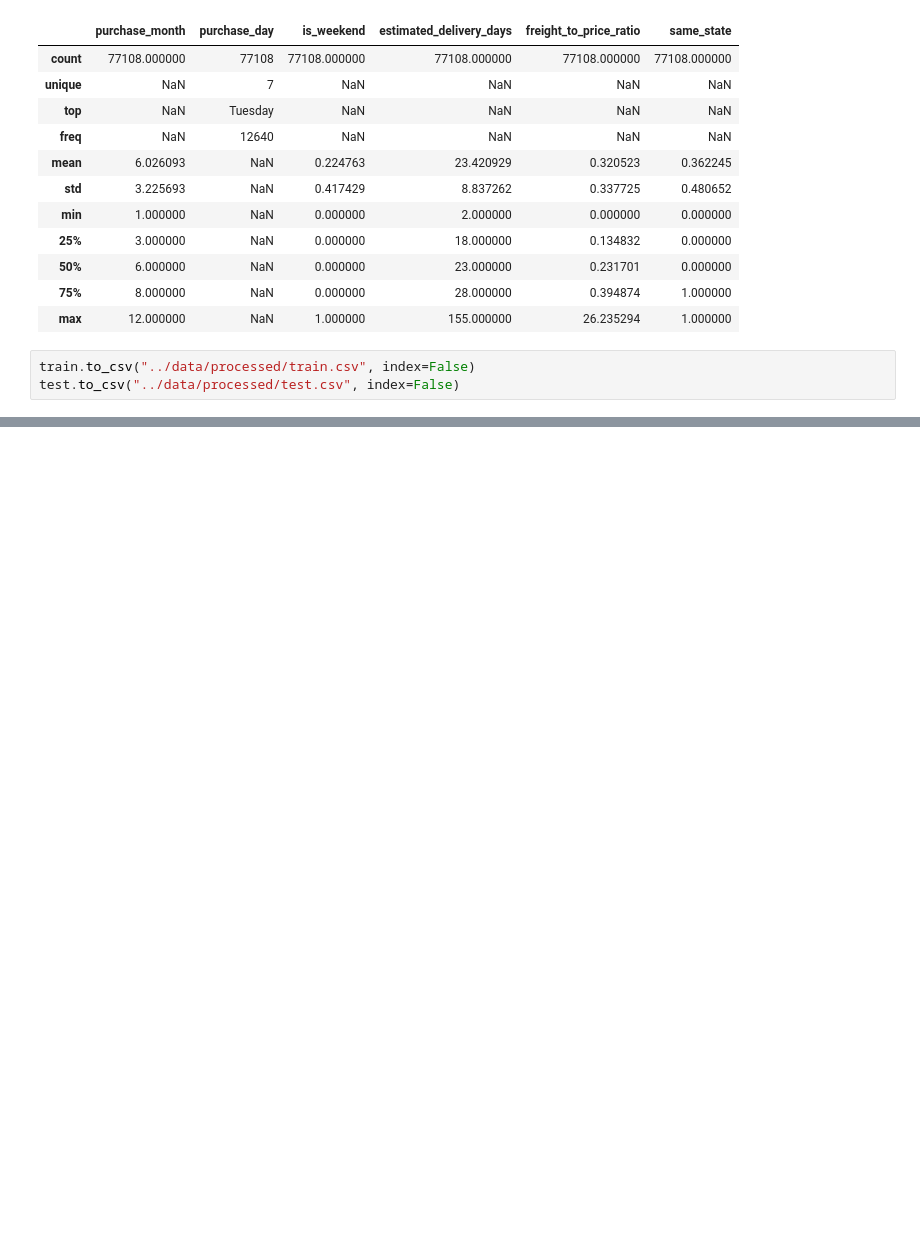
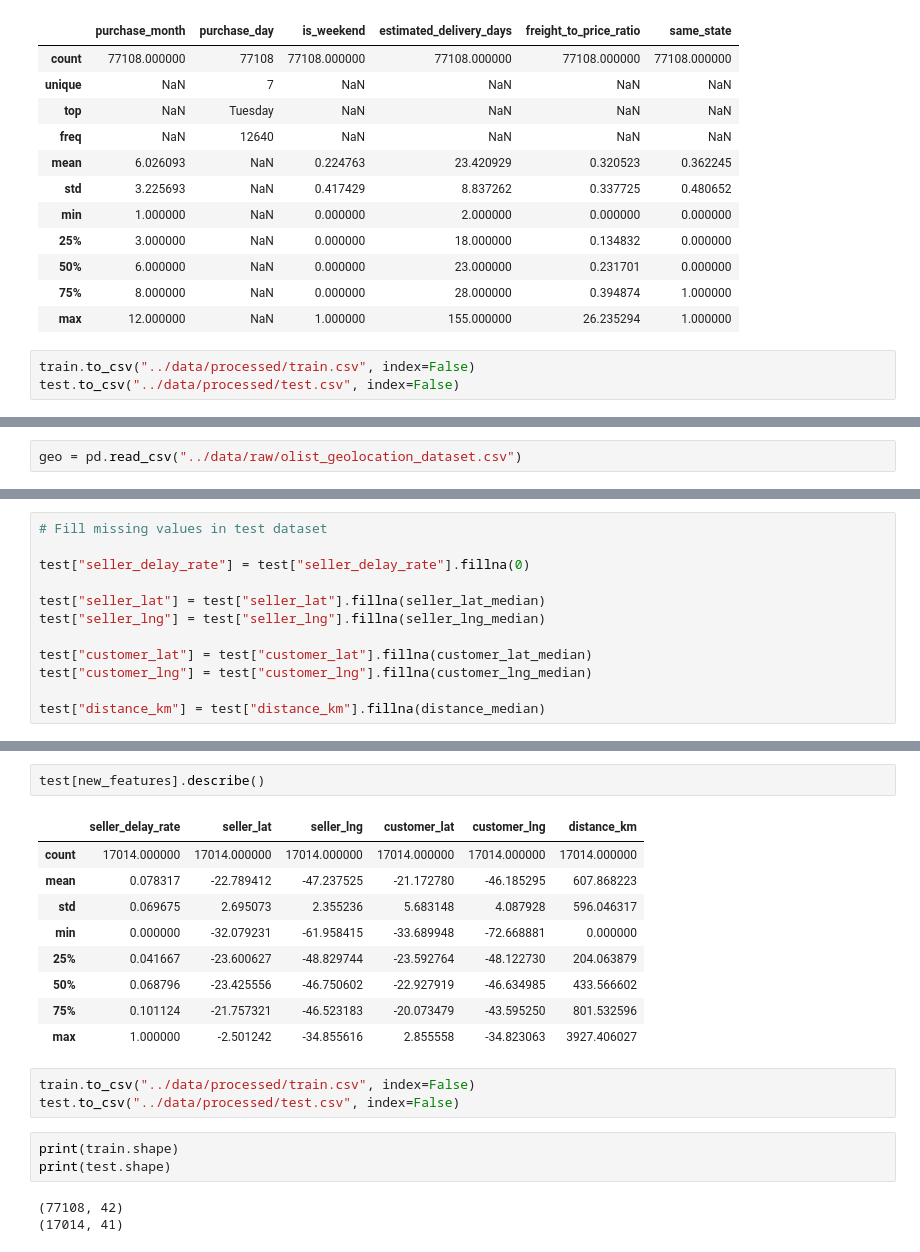
Before and after one commit to Mohamedsafwannn/MLOPS_pgp, a Jupyter notebook: notebook/feature_engineering.ipynb, the cells around one changed output, grey strips where cells are left out. Drawn from its saved outputs; the diff is of its cells as text; blank space fills up the shorter version.

```diff
--- a/notebook/feature_engineering.ipynb
+++ b/notebook/feature_engineering.ipynb
@@ -429,0 +477,2 @@ test.to_csv("../data/processed/test.csv", index=False)
+# %%
+geo = pd.read_csv("../data/raw/olist_geolocation_dataset.csv")
@@ -429,0 +801,12 @@ test.to_csv("../data/processed/test.csv", index=False)
+# %%
+# Fill missing values in test dataset
+
+test["seller_delay_rate"] = test["seller_delay_rate"].fillna(0)
+
+test["seller_lat"] = test["seller_lat"].fillna(seller_lat_median)
+test["seller_lng"] = test["seller_lng"].fillna(seller_lng_median)
+
+test["customer_lat"] = test["customer_lat"].fillna(customer_lat_median)
+test["customer_lng"] = test["customer_lng"].fillna(customer_lng_median)
+
+test["distance_km"] = test["distance_km"].fillna(distance_median)
@@ -429,0 +874,21 @@ test.to_csv("../data/processed/test.csv", index=False)
+# %%
+test[new_features].describe()
+# %% [output]
+|  | seller_delay_rate | seller_lat | seller_lng | customer_lat | customer_lng | distance_km |
+| count | 17014.000000 | 17014.000000 | 17014.000000 | 17014.000000 | 17014.000000 | 17014.000000 |
+| mean | 0.078317 | -22.789412 | -47.237525 | -21.172780 | -46.185295 | 607.868223 |
+| std | 0.069675 | 2.695073 | 2.355236 | 5.683148 | 4.087928 | 596.046317 |
+| min | 0.000000 | -32.079231 | -61.958415 | -33.689948 | -72.668881 | 0.000000 |
+| 25% | 0.041667 | -23.600627 | -48.829744 | -23.592764 | -48.122730 | 204.063879 |
+| 50% | 0.068796 | -23.425556 | -46.750602 | -22.927919 | -46.634985 | 433.566602 |
+| 75% | 0.101124 | -21.757321 | -46.523183 | -20.073479 | -43.595250 | 801.532596 |
+| max | 1.000000 | -2.501242 | -34.855616 | 2.855558 | -34.823063 | 3927.406027 |
+# %%
+train.to_csv("../data/processed/train.csv", index=False)
+test.to_csv("../data/processed/test.csv", index=False)
+# %%
+print(train.shape)
+print(test.shape)
+# %% [output]
+(77108, 42)
+(17014, 41)
```
Also changed, not shown: parts of 31 cells of this notebook, 2 other files.
